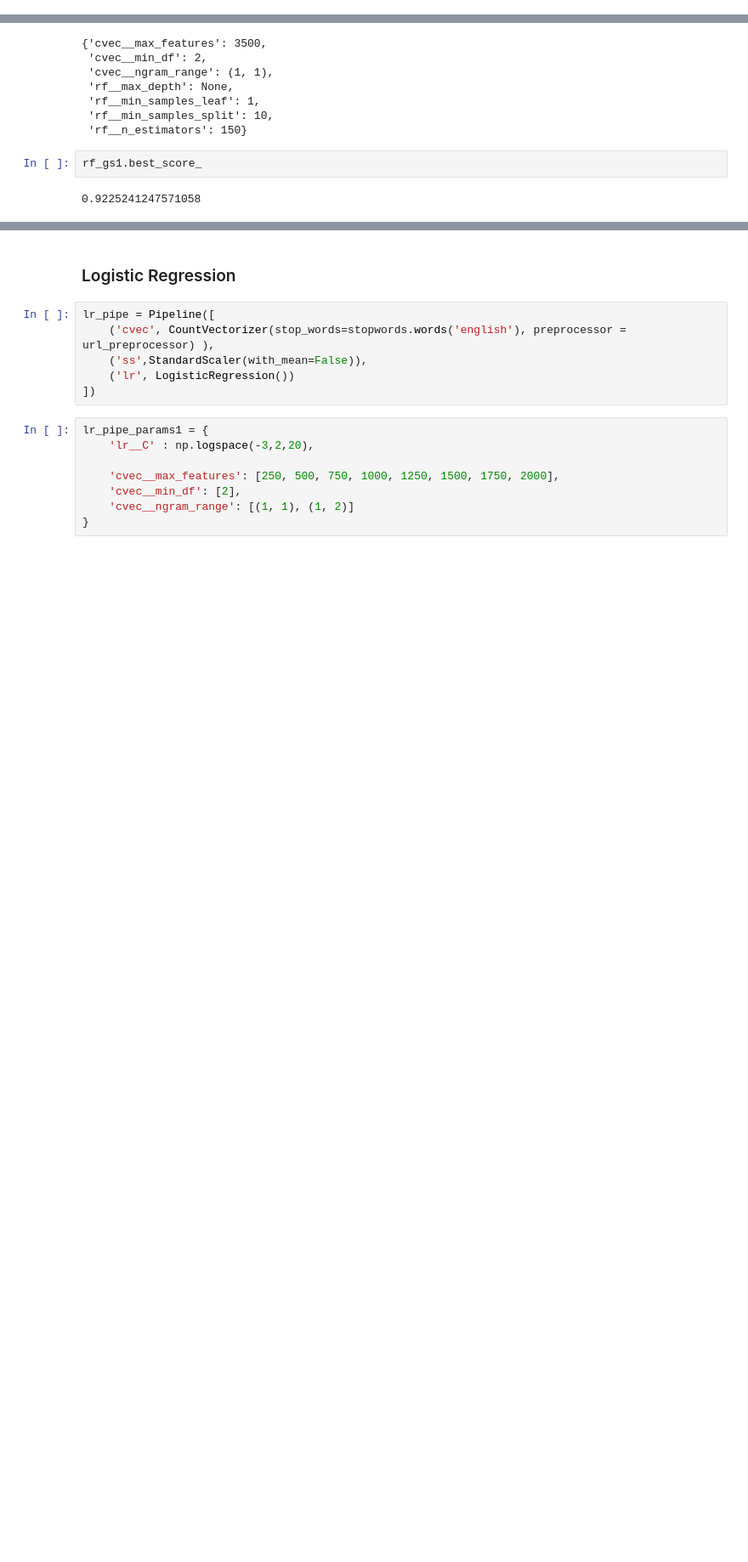
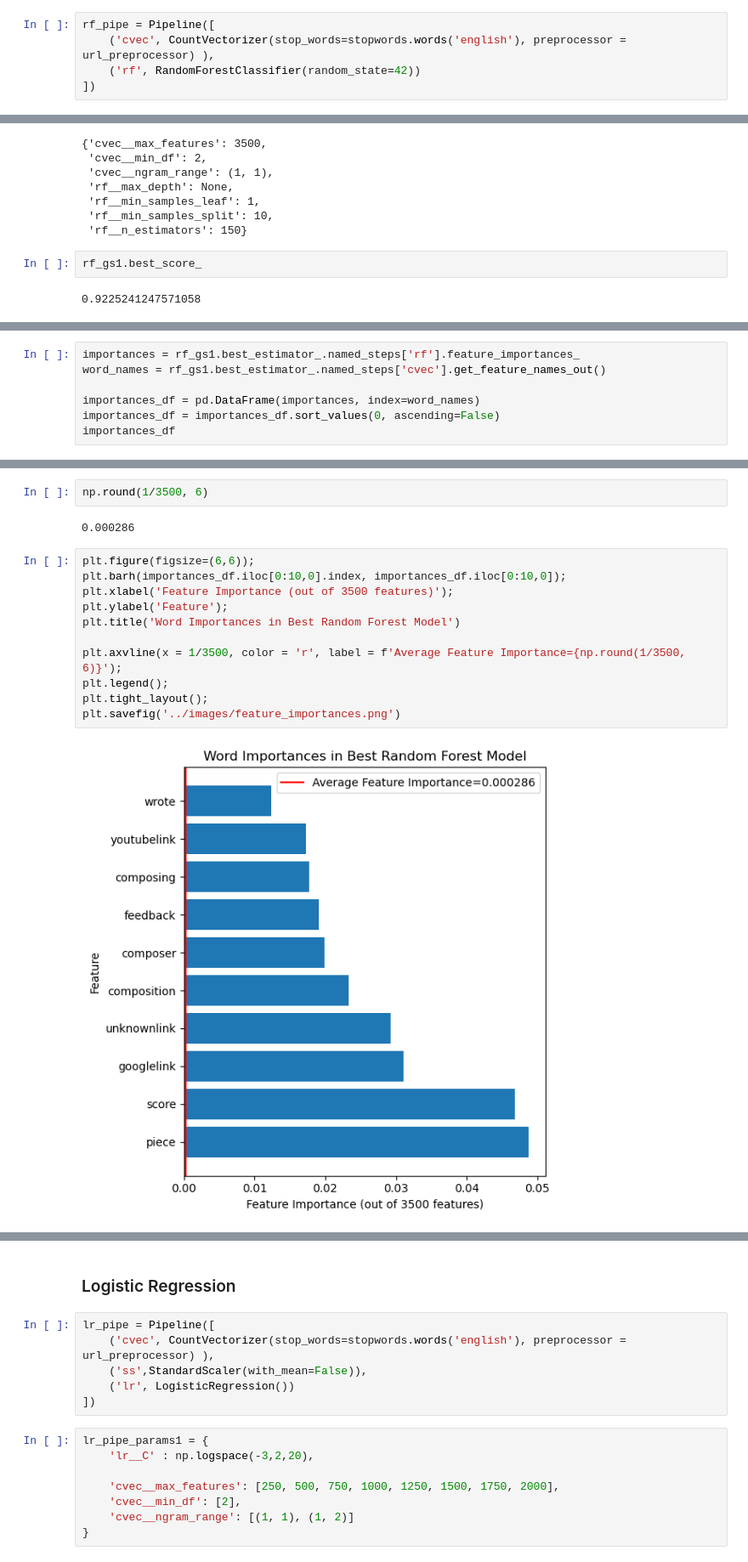
Before and after one commit to simonlazarus/Classifying-Music-Makers-from-Message-Data, a Jupyter notebook: code/04_modeling.ipynb, the cells around one changed output, grey strips where cells are left out. Shown: that part at 85% size. Cells and saved outputs as stored; diff of their text form; blank space fills up the shorter version.

```diff
--- a/code/04_modeling.ipynb
+++ b/code/04_modeling.ipynb
@@ -469,6 +476,11 @@ The improvement from the second round of refining was rather miniscule.
 ### Random Forest
 
 Let's see if we can do any better.  We'll try adding back bigrams this time, as well as adding in `min_samples_leaf`.
+# %%
+rf_pipe = Pipeline([
+    ('cvec', CountVectorizer(stop_words=stopwords.words('english'), preprocessor = url_preprocessor) ),
+    ('rf', RandomForestClassifier(random_state=42))
+])
 # %%
 rf_pipe_params1 = {
     'rf__n_estimators':[100, 150, 200, 250],
@@ -520,0 +533,7 @@ This more refined search didn't improve the score all that much.
+# %%
+importances = rf_gs1.best_estimator_.named_steps['rf'].feature_importances_
+word_names = rf_gs1.best_estimator_.named_steps['cvec'].get_feature_names_out()
+
+importances_df = pd.DataFrame(importances, index=word_names)
+importances_df = importances_df.sort_values(0, ascending=False)
+importances_df
@@ -520,0 +554,17 @@ This more refined search didn't improve the score all that much.
+# %%
+np.round(1/3500, 6)
+# %% [output]
+0.000286
+# %%
+plt.figure(figsize=(6,6));
+plt.barh(importances_df.iloc[0:10,0].index, importances_df.iloc[0:10,0]);
+plt.xlabel('Feature Importance (out of 3500 features)');
+plt.ylabel('Feature');
+plt.title('Word Importances in Best Random Forest Model')
+
+plt.axvline(x = 1/3500, color = 'r', label = f'Average Feature Importance={np.round(1/3500, 6)}');
+plt.legend();
+plt.tight_layout();
+plt.savefig('../images/feature_importances.png')
+# %% [output]
+[figure, added]
```
Also changed, not shown: parts of 83 cells of this notebook, 8 other files.
